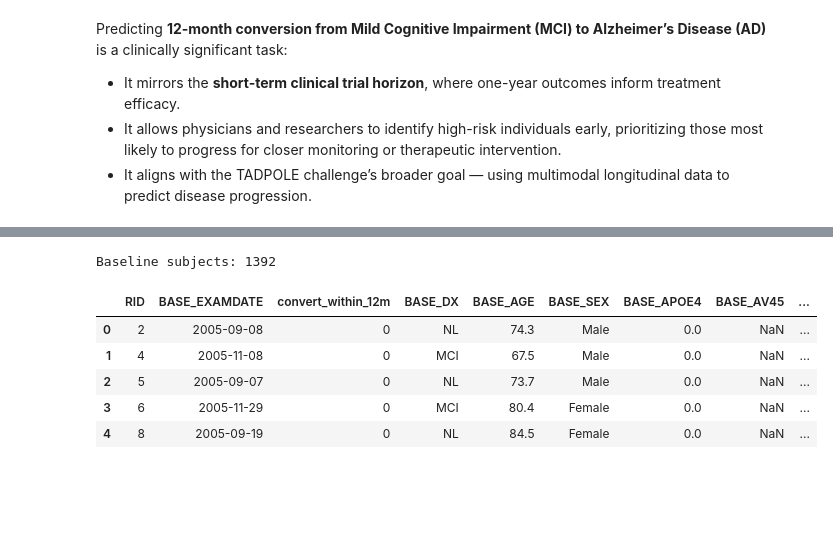
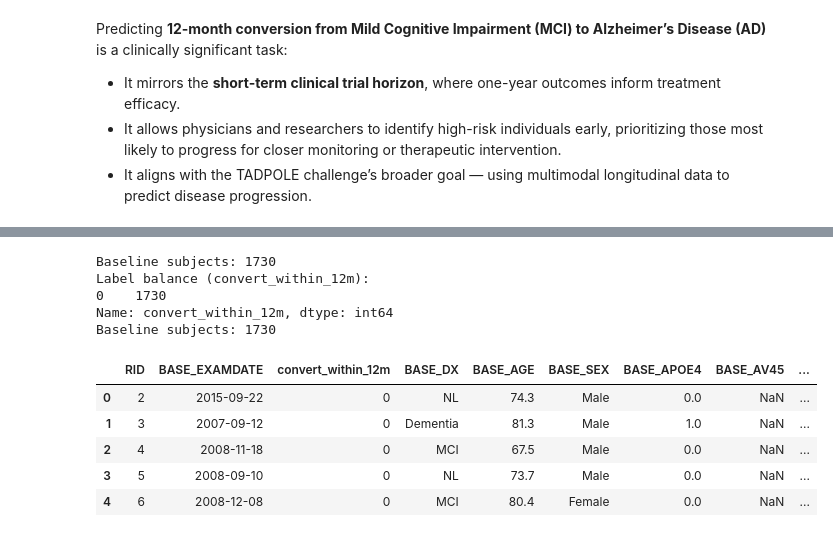
Before and after one commit to jdaly67/ANDI-project, a Jupyter notebook: ISM645-Final Project-John Daly.ipynb, the cells around one changed output, grey strips where cells are left out. Cells and saved outputs as stored; diff of their text form; code cells hidden in the pictures; blank space fills up the shorter version.

```diff
--- a/ISM645-Final Project-John Daly.ipynb
+++ b/ISM645-Final Project-John Daly.ipynb
@@ -116,3 +116,19 @@ Predicting **12-month conversion from Mild Cognitive Impairment (MCI) to Alzheim
 - It mirrors the **short-term clinical trial horizon**, where one-year outcomes inform treatment efficacy.
 - It allows physicians and researchers to identify high-risk individuals early, prioritizing those most likely to progress for closer monitoring or therapeutic intervention.
 - It aligns with the TADPOLE challenge’s broader goal — using multimodal longitudinal data to predict disease progression.
+# %%
+#Normalize diagnosis labels
+def normalize_dx(val):
+    if pd.isna(val):
+        return np.nan
+    s = str(val).strip().upper()
+    if any(k in s for k in ["AD", "ALZHEIMER", "DEMENTIA"]):
+        return "AD"
+    if "MCI" in s:  # includes MCI, EMCI, LMCI, MCIc, MCIu
+        return "MCI"
+    if s in {"CN", "NL", "NORMAL", "CTL"}:
+        return "CN"
+    return s
+
+df_all["DX_NORM"] = df_all["DX"].apply(normalize_dx)
+df_all[["DX", "DX_NORM"]].head()
@@ -130,39 +272,80 @@ def define_baseline(df):
     return dfc, base
 
 def first_ad_date(dfg):
     ad = dfg[dfg["DX"] == "AD"]
     if ad.empty:
         return pd.NaT
     return ad["EXAMDATE"].min()
 
 def make_label(df_sorted, base):
     ad_dates = df_sorted.groupby("RID").apply(first_ad_date)
     ad_dates = ad_dates.rename("FIRST_AD_DATE").reset_index()
     B = base.merge(ad_dates, on="RID", how="left")
     B["convert_within_12m"] = (
         (B["FIRST_AD_DATE"].notna()) &
         ((B["FIRST_AD_DATE"] - B["BASE_EXAMDATE"]).dt.days.between(0, 365, inclusive="both"))
     ).astype(int)
     return B
 
-df_sorted, df_base = define_baseline(df_all)
-B = make_label(df_sorted, df_base)
+#Making labeling strategy
+USE_LAST_NONAD_BASELINE = True
+
+def define_baseline_last_nonAD(df):
+    dfc = df.dropna(subset=["EXAMDATE","DX"]).sort_values(["RID","EXAMDATE"])
+    base = dfc[dfc["DX"] != "AD"].groupby("RID", as_index=False).last()
+    base = base.rename(columns={c: f"BASE_{c}" for c in base.columns if c != "RID"})
+    return dfc, base
+
+def _first_ad_date(g):
+    ad = g[g["DX"] == "AD"]
+    return ad["EXAMDATE"].min() if not ad.empty else pd.NaT
+
+if USE_LAST_NONAD_BASELINE:
+    df_sorted, df_base = define_baseline_last_nonAD(df_all)
+else:
+    df_sorted, df_base = define_baseline(df_all)  # your original "earliest" function
+
+ad_first = df_sorted.groupby("RID").apply(_first_ad_date).rename("FIRST_AD_DATE").reset_index()
+
+B = df_base.merge(ad_first, on="RID", how="left")
+B["convert_within_12m"] = (
+    B["FIRST_AD_DATE"].notna()
+    & (B["FIRST_AD_DATE"] > B["BASE_EXAMDATE"])
+    & ((B["FIRST_AD_DATE"] - B["BASE_EXAMDATE"]).dt.days <= 365)
+).astype(int)
+
+
+keep_cols = ["RID", "BASE_EXAMDATE", "convert_within_12m", "BASE_DX", "BASE_AGE", "BASE_SEX", "BASE_APOE4",
+             "BASE_AV45", "BASE_TAU", "BASE_PTAU", "BASE_Hippocampus", "BASE_ADAS13"]
+for c in keep_cols:
+    if c not in B.columns:
+        B[c] = np.nan
+
+df_baseline = B[keep_cols].copy()
+
+print("Baseline subjects:", len(df_baseline))
+print("Label balance (convert_within_12m):")
+print(df_baseline["convert_within_12m"].value_counts(dropna=False))
 
 keep_cols = ["RID", "BASE_EXAMDATE", "convert_within_12m", "BASE_DX", "BASE_AGE", "BASE_SEX", "BASE_APOE4",
              "BASE_AV45", "BASE_TAU", "BASE_PTAU", "BASE_Hippocampus", "BASE_ADAS13"]
 for c in keep_cols:
     if c not in B.columns:
         B[c] = np.nan
 
 df_baseline = B[keep_cols].copy()
 print("Baseline subjects:", len(df_baseline))
 df_baseline.head()
 # %% [output]
-Baseline subjects: 1392
+Baseline subjects: 1730
+Label balance (convert_within_12m):
+0    1730
+Name: convert_within_12m, dtype: int64
+Baseline subjects: 1730
 |  | RID | BASE_EXAMDATE | convert_within_12m | BASE_DX | BASE_AGE | BASE_SEX | BASE_APOE4 | BASE_AV45 | ... |
-| 0 | 2 | 2005-09-08 | 0 | NL | 74.3 | Male | 0.0 | NaN | ... |
-| 1 | 4 | 2005-11-08 | 0 | MCI | 67.5 | Male | 0.0 | NaN | ... |
-| 2 | 5 | 2005-09-07 | 0 | NL | 73.7 | Male | 0.0 | NaN | ... |
-| 3 | 6 | 2005-11-29 | 0 | MCI | 80.4 | Female | 0.0 | NaN | ... |
-| 4 | 8 | 2005-09-19 | 0 | NL | 84.5 | Female | 0.0 | NaN | ... |
+| 0 | 2 | 2015-09-22 | 0 | NL | 74.3 | Male | 0.0 | NaN | ... |
+| 1 | 3 | 2007-09-12 | 0 | Dementia | 81.3 | Male | 1.0 | NaN | ... |
+| 2 | 4 | 2008-11-18 | 0 | MCI | 67.5 | Male | 0.0 | NaN | ... |
+| 3 | 5 | 2008-09-10 | 0 | NL | 73.7 | Male | 0.0 | NaN | ... |
+| 4 | 6 | 2008-12-08 | 0 | MCI | 80.4 | Female | 0.0 | NaN | ... |
 # %%
```
Also changed, not shown: parts of 11 cells of this notebook.
